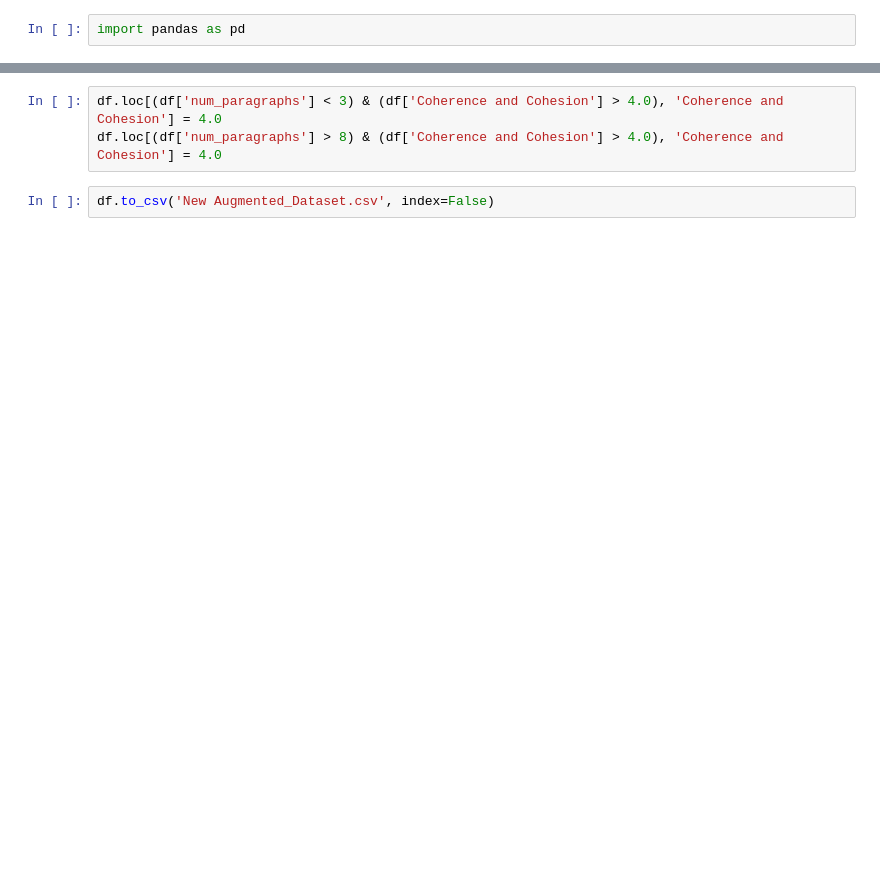
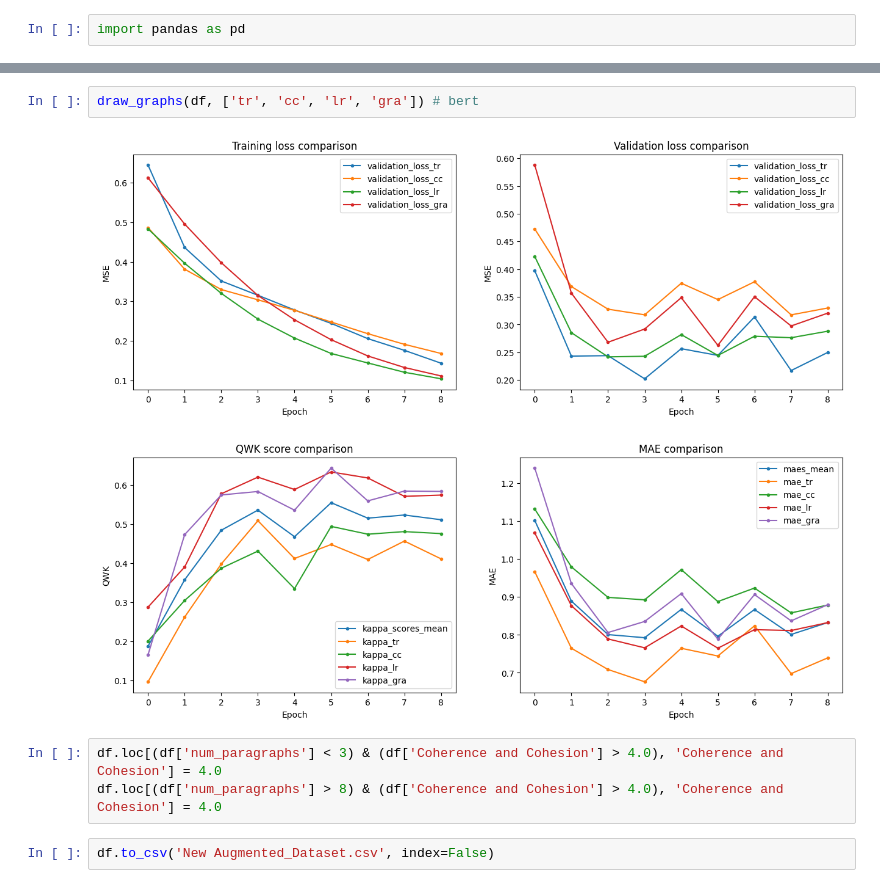
Before and after one commit to mengsifei/diploma_vs, a Jupyter notebook: data/tmp.ipynb, the cells around one changed output, grey strips where cells are left out. Cells and saved outputs as stored; diff of their text form; blank space fills up the shorter version.

```diff
--- a/data/tmp.ipynb
+++ b/data/tmp.ipynb
@@ -25,3 +48,8 @@ print(df[(df['num_paragraphs'] > 8) & (df['Coherence and Cohesion'] > 4.0)].shap
+# %%
+draw_graphs(df, ['tr', 'cc', 'lr', 'gra']) # bert
+# %% [output]
+[figure, added]
+[figure, added]
 # %%
 df.loc[(df['num_paragraphs'] < 3) & (df['Coherence and Cohesion'] > 4.0), 'Coherence and Cohesion'] = 4.0
 df.loc[(df['num_paragraphs'] > 8) & (df['Coherence and Cohesion'] > 4.0), 'Coherence and Cohesion'] = 4.0
```
Also changed, not shown: parts of 7 cells of this notebook, 8 other files.
